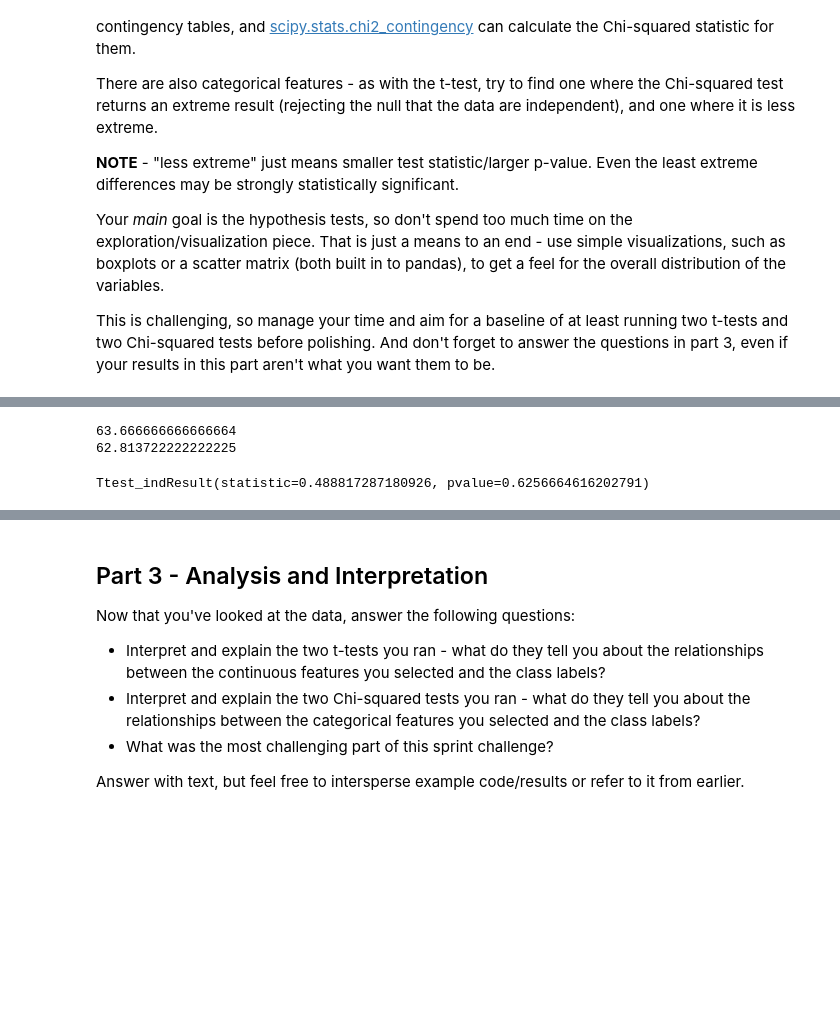
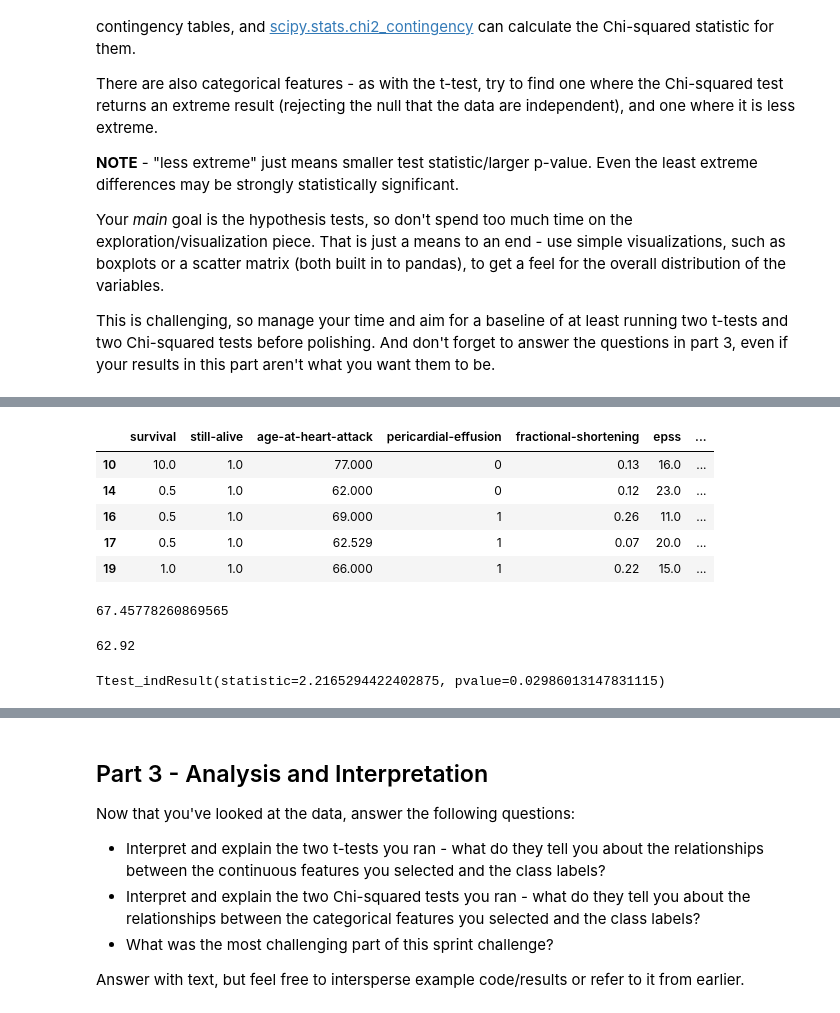
Before and after one commit to bofori-tech/DS-Unit-1-Sprint-2-Statistics, a Jupyter notebook: DS_Unit_1_Sprint_Challenge_2_Statistics.ipynb, the cells around one changed output, grey strips where cells are left out. Cells and saved outputs as stored; diff of their text form; code cells hidden in the pictures; blank space fills up the shorter version.

```diff
--- a/DS_Unit_1_Sprint_Challenge_2_Statistics.ipynb
+++ b/DS_Unit_1_Sprint_Challenge_2_Statistics.ipynb
@@ -107,13 +113,24 @@ ran.head()
+# %%
+Alive = df[df['alive-at-1'] == 1 ]
+Alive.head()
+# %% [output]
+|  | survival | still-alive | age-at-heart-attack | pericardial-effusion | fractional-shortening | epss | ... |
+| 10 | 10.0 | 1.0 | 77.000 | 0 | 0.13 | 16.0 | ... |
+| 14 | 0.5 | 1.0 | 62.000 | 0 | 0.12 | 23.0 | ... |
+| 16 | 0.5 | 1.0 | 69.000 | 1 | 0.26 | 11.0 | ... |
+| 17 | 0.5 | 1.0 | 62.529 | 1 | 0.07 | 20.0 | ... |
+| 19 | 1.0 | 1.0 | 66.000 | 1 | 0.22 | 15.0 | ... |
+# %%
+#Finding the mean of the sample
+Alive['age-at-heart-attack'].mean()
+# %% [output]
+67.45778260869565
+# %%
+Dead['age-at-heart-attack'].mean()
+# %% [output]
+62.92
 # %%
 from scipy.stats import ttest_ind
-ran['age-at-heart-attack'].mean()
-df['age-at-heart-attack'].mean()
-print(ran['age-at-heart-attack'].mean())
-print(df['age-at-heart-attack'].mean())
+ttest_ind(Alive['age-at-heart-attack'], Dead['age-at-heart-attack'], nan_policy='omit')
 # %% [output]
-63.666666666666664
-62.813722222222225
+Ttest_indResult(statistic=2.2165294422402875, pvalue=0.02986013147831115)
-# %%
-ttest_ind(ran['age-at-heart-attack'], df['age-at-heart-attack'], nan_policy='omit')
-# %% [output]
-Ttest_indResult(statistic=0.488817287180926, pvalue=0.6256664616202791)
```
Also changed, not shown: parts of 28 cells of this notebook.
